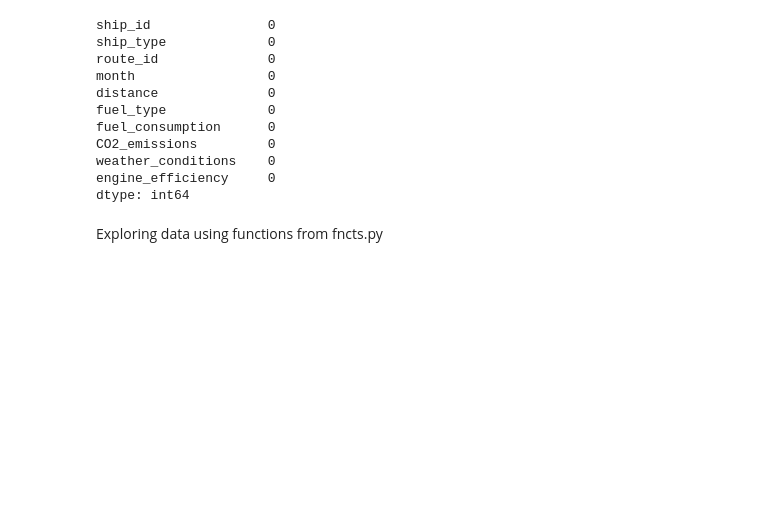
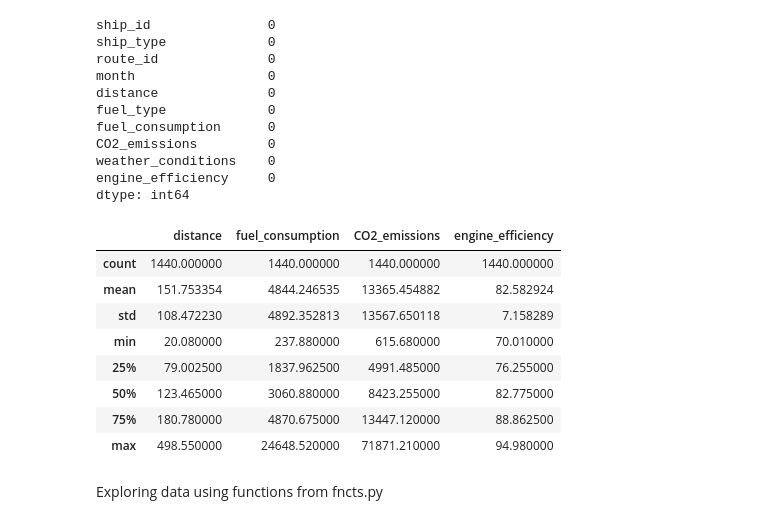
Before and after one commit to ParkerHar/Ship_efficiency, a Jupyter notebook: EDA.ipynb, the cells around one changed output. Saved outputs shown, nothing was run; the diff lists cells and outputs as text; code cells hidden in the pictures; blank space fills up the shorter version.

```diff
--- a/EDA.ipynb
+++ b/EDA.ipynb
@@ -28,6 +28,18 @@ CO2_emissions         0
 weather_conditions    0
 engine_efficiency     0
 dtype: int64
+# %%
+df.describe()
+# %% [output]
+|  | distance | fuel_consumption | CO2_emissions | engine_efficiency |
+| count | 1440.000000 | 1440.000000 | 1440.000000 | 1440.000000 |
+| mean | 151.753354 | 4844.246535 | 13365.454882 | 82.582924 |
+| std | 108.472230 | 4892.352813 | 13567.650118 | 7.158289 |
+| min | 20.080000 | 237.880000 | 615.680000 | 70.010000 |
+| 25% | 79.002500 | 1837.962500 | 4991.485000 | 76.255000 |
+| 50% | 123.465000 | 3060.880000 | 8423.255000 | 82.775000 |
+| 75% | 180.780000 | 4870.675000 | 13447.120000 | 88.862500 |
+| max | 498.550000 | 24648.520000 | 71871.210000 | 94.980000 |
 # %% [markdown]
 Exploring data using functions from fncts.py
 # %%
```
Also changed, not shown: parts of 4 cells of this notebook, 1 other file.
